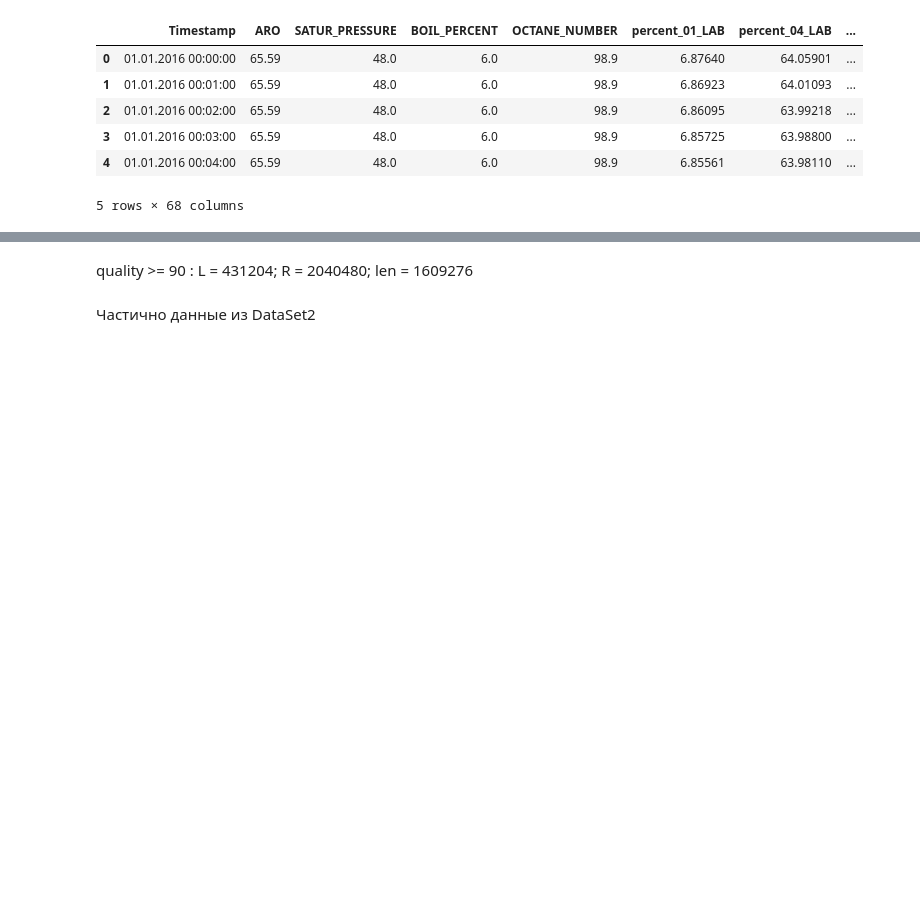
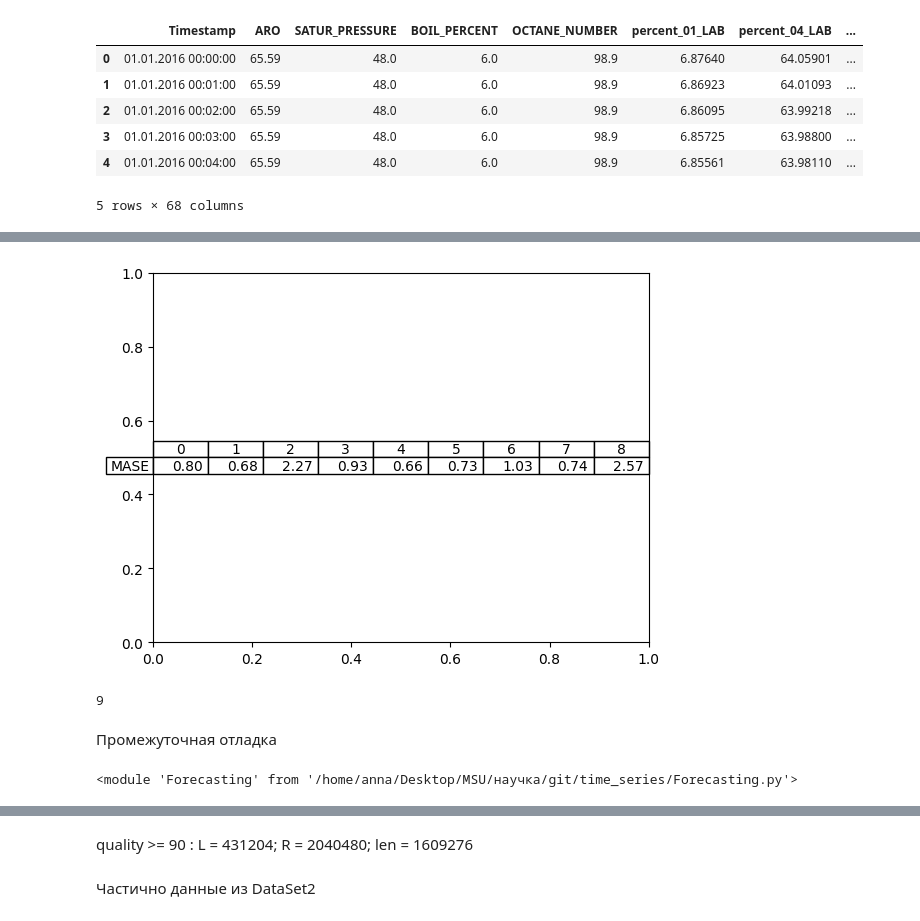
Before and after one commit to VeryLittleAnna/time_series, a Jupyter notebook: notebook.ipynb, the cells around one changed output, grey strips where cells are left out. Drawn from its saved outputs; the diff is of its cells as text; code cells hidden in the pictures; blank space fills up the shorter version.

```diff
--- a/notebook.ipynb
+++ b/notebook.ipynb
@@ -54,0 +137,24 @@ def create_lag(data, size_of_lag=1):
+# %%
+        # plt.bar(np.arange(N_clusters), errors, color="red")
+
+the_table = plt.table(cellText= [[f"{x:.2f}" for x in errors]],
+                      rowLabels=["MASE"],
+                      colLabels=list(range(N_clusters)),
+                      loc='center')
+# %% [output]
+[figure, added]
+# %%
+len([f"{x:.2f}" for x in errors])
+# %% [output]
+9
+# %% [markdown]
+Промежуточная отладка
+# %%
+# from Clustering import *
+# from Forecasting import *
+import importlib
+import Clustering, Forecasting
+importlib.reload(Clustering)
+importlib.reload(Forecasting)
+# %% [output]
+<module 'Forecasting' from '/home/anna/Desktop/MSU/научка/git/time_series/Forecasting.py'>
```
Also changed, not shown: parts of 34 cells of this notebook, 14 other files.
